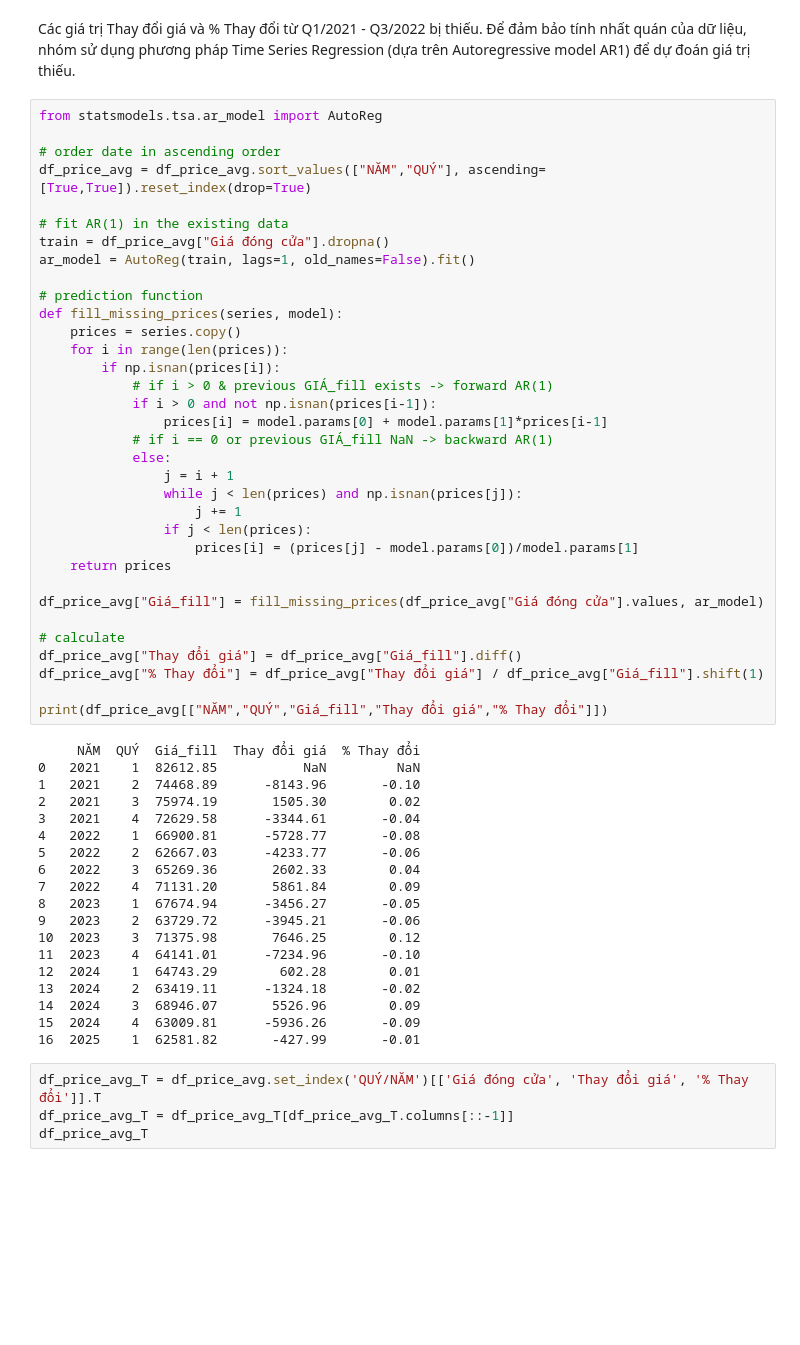
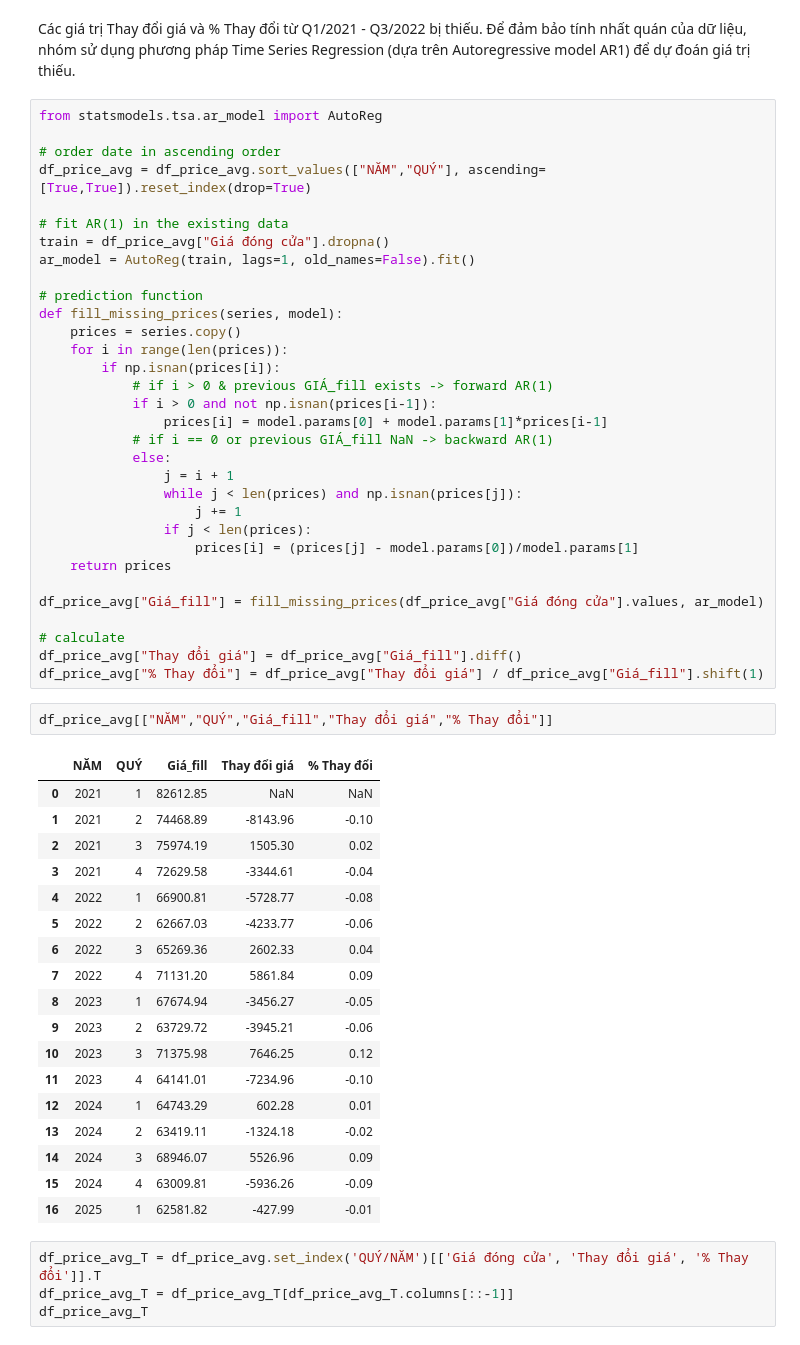
Before and after one commit to minh071289/VuonCowVN, a Jupyter notebook: DataAnalysis.ipynb, the cells around one changed output. Cells and saved outputs as stored; diff of their text form; blank space fills up the shorter version.

```diff
--- a/DataAnalysis.ipynb
+++ b/DataAnalysis.ipynb
@@ -385,27 +385,27 @@ df_price_avg["Giá_fill"] = fill_missing_prices(df_price_avg["Giá đóng cửa"
 # calculate
 df_price_avg["Thay đổi giá"] = df_price_avg["Giá_fill"].diff()
 df_price_avg["% Thay đổi"] = df_price_avg["Thay đổi giá"] / df_price_avg["Giá_fill"].shift(1)
-
-print(df_price_avg[["NĂM","QUÝ","Giá_fill","Thay đổi giá","% Thay đổi"]])
-# %% [output]
-     NĂM  QUÝ  Giá_fill  Thay đổi giá  % Thay đổi
-0   2021    1  82612.85           NaN         NaN
-1   2021    2  74468.89      -8143.96       -0.10
-2   2021    3  75974.19       1505.30        0.02
-3   2021    4  72629.58      -3344.61       -0.04
-4   2022    1  66900.81      -5728.77       -0.08
-5   2022    2  62667.03      -4233.77       -0.06
-6   2022    3  65269.36       2602.33        0.04
-7   2022    4  71131.20       5861.84        0.09
-8   2023    1  67674.94      -3456.27       -0.05
-9   2023    2  63729.72      -3945.21       -0.06
-10  2023    3  71375.98       7646.25        0.12
-11  2023    4  64141.01      -7234.96       -0.10
-12  2024    1  64743.29        602.28        0.01
-13  2024    2  63419.11      -1324.18       -0.02
-14  2024    3  68946.07       5526.96        0.09
-15  2024    4  63009.81      -5936.26       -0.09
-16  2025    1  62581.82       -427.99       -0.01
+# %%
+df_price_avg[["NĂM","QUÝ","Giá_fill","Thay đổi giá","% Thay đổi"]]
+# %% [output]
+|  | NĂM | QUÝ | Giá_fill | Thay đổi giá | % Thay đổi |
+| 0 | 2021 | 1 | 82612.85 | NaN | NaN |
+| 1 | 2021 | 2 | 74468.89 | -8143.96 | -0.10 |
+| 2 | 2021 | 3 | 75974.19 | 1505.30 | 0.02 |
+| 3 | 2021 | 4 | 72629.58 | -3344.61 | -0.04 |
+| 4 | 2022 | 1 | 66900.81 | -5728.77 | -0.08 |
+| 5 | 2022 | 2 | 62667.03 | -4233.77 | -0.06 |
+| 6 | 2022 | 3 | 65269.36 | 2602.33 | 0.04 |
+| 7 | 2022 | 4 | 71131.20 | 5861.84 | 0.09 |
+| 8 | 2023 | 1 | 67674.94 | -3456.27 | -0.05 |
+| 9 | 2023 | 2 | 63729.72 | -3945.21 | -0.06 |
+| 10 | 2023 | 3 | 71375.98 | 7646.25 | 0.12 |
+| 11 | 2023 | 4 | 64141.01 | -7234.96 | -0.10 |
+| 12 | 2024 | 1 | 64743.29 | 602.28 | 0.01 |
+| 13 | 2024 | 2 | 63419.11 | -1324.18 | -0.02 |
+| 14 | 2024 | 3 | 68946.07 | 5526.96 | 0.09 |
+| 15 | 2024 | 4 | 63009.81 | -5936.26 | -0.09 |
+| 16 | 2025 | 1 | 62581.82 | -427.99 | -0.01 |
 # %%
 df_price_avg_T = df_price_avg.set_index('QUÝ/NĂM')[['Giá đóng cửa', 'Thay đổi giá', '% Thay đổi']].T
 df_price_avg_T = df_price_avg_T[df_price_avg_T.columns[::-1]]
```
